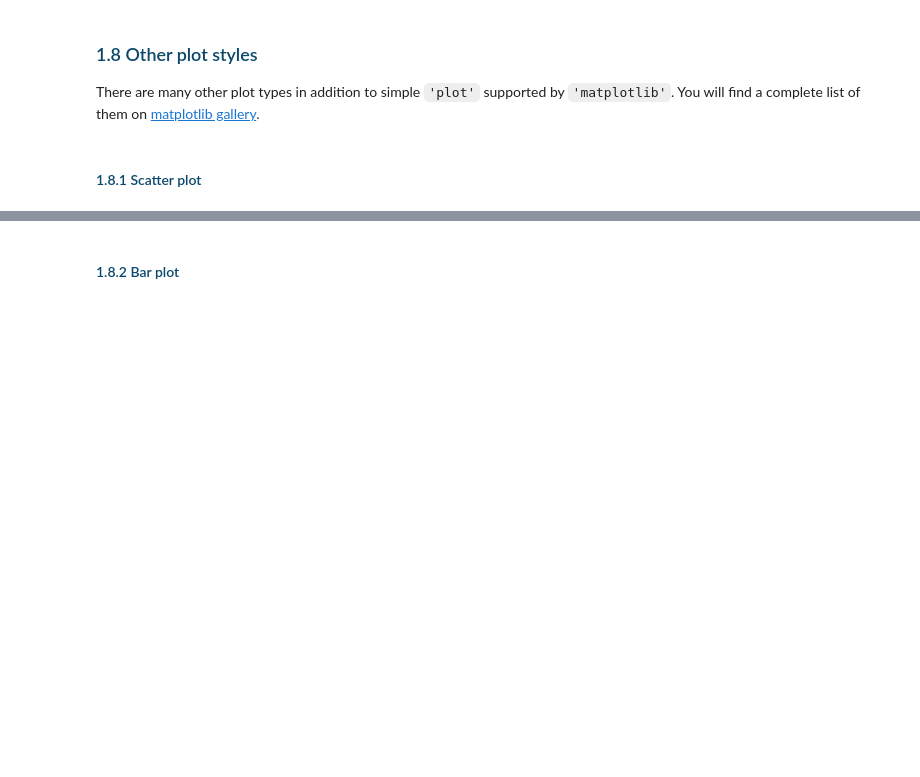
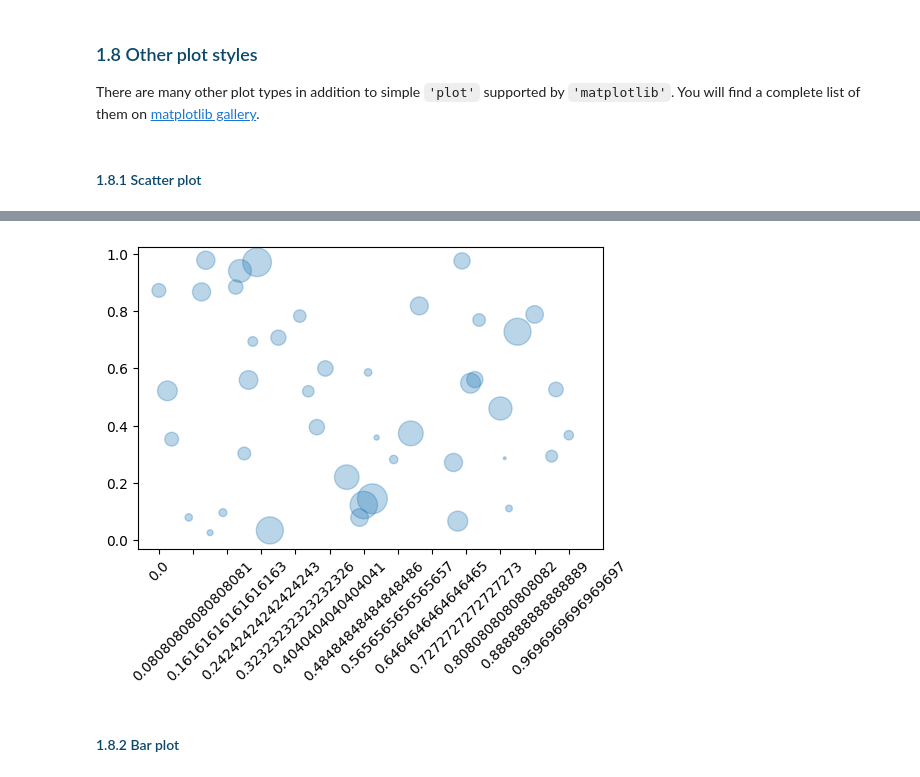
Before and after one commit to tulip-lab/flip00, a Jupyter notebook: F0B-02-ExploratoryDA.ipynb, the cells around one changed output, grey strips where cells are left out. Drawn from its saved outputs; the diff is of its cells as text; code cells hidden in the pictures; blank space fills up the shorter version.

```diff
--- a/F0B-02-ExploratoryDA.ipynb
+++ b/F0B-02-ExploratoryDA.ipynb
@@ -193,3 +222,13 @@ ax.set_title('scatter')
+# %%
+figure, ax = plt.subplots(dpi =100)
+x = np.linspace(0,1,100)
+ax.scatter(x, np.random.rand(x.shape[0]),
+            alpha=.3,
+            s = 200*np.random.randn(100));
+ax.set_xticks(x[::8]);
+ax.set_xticklabels(x[::8], rotation =45);
+# %% [output]
+[figure, added]
 # %% [markdown]
 #### <span style="color:#0b486b">1.8.2 Bar plot</span>
 # %%
```
Also changed, not shown: parts of 13 cells of this notebook, 8 other files.
